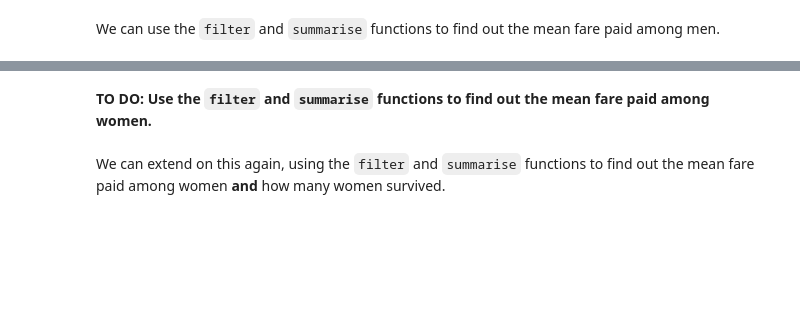
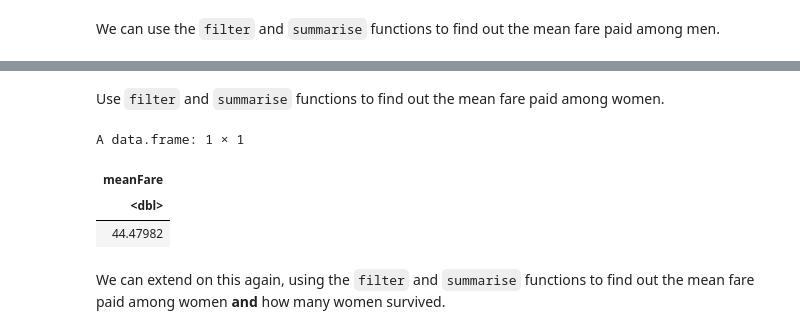
Before and after one commit to nhsbsa-data-analytics/coffee-and-coding, a Jupyter notebook: 2021-08-25 Exploring the Titanic in R/Titanic.ipynb, the cells around one changed output, grey strips where cells are left out. Drawn from its saved outputs; the diff is of its cells as text; code cells hidden in the pictures; blank space fills up the shorter version.

```diff
--- a/2021-08-25 Exploring the Titanic in R/Titanic.ipynb
+++ b/2021-08-25 Exploring the Titanic in R/Titanic.ipynb
@@ -328,5 +600,14 @@ train %>%
 # %% [markdown]
-**TO DO: Use the `filter` and `summarise` functions to find out the mean fare paid among women.**
+Use `filter` and `summarise` functions to find out the mean fare paid among women.
+# %%
+train %>%
+  filter(Sex == "female") %>%
+  summarise(meanFare = mean(Fare))
+# %% [output]
+A data.frame: 1 × 1
+| meanFare |
+| <dbl> |
+| 44.47982 |
 # %% [markdown]
 We can extend on this again, using the `filter` and `summarise` functions to find out the mean fare paid among women **and** how many women survived.
 # %%
```
Also changed, not shown: parts of 34 cells of this notebook, 1 other file.
